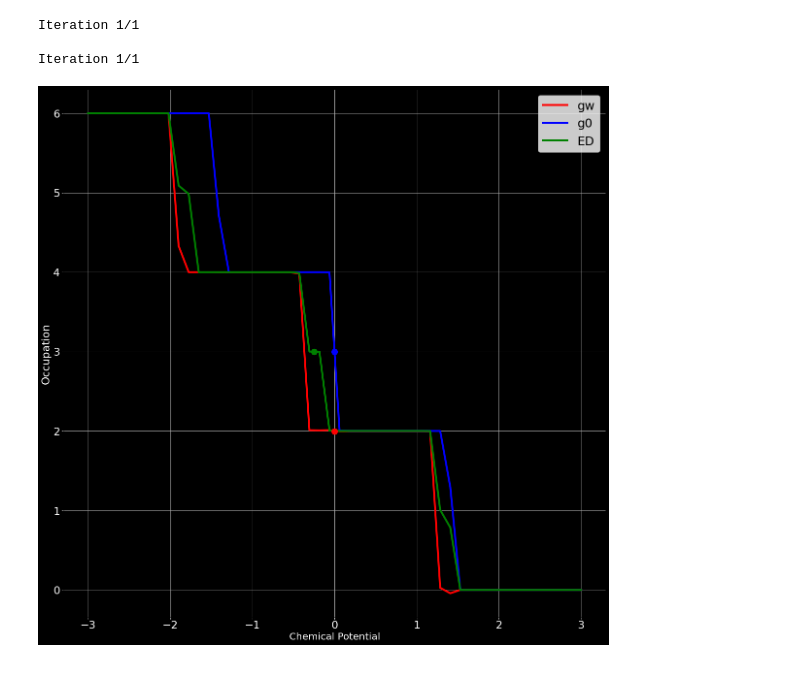
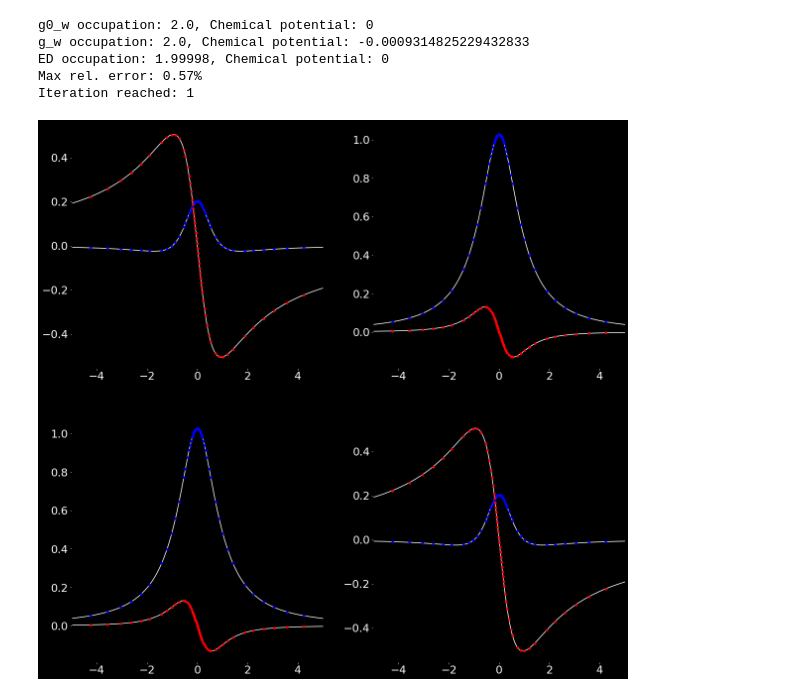
Before and after one commit to Casper-Pijnenburg/master_stage, a Jupyter notebook: GWsolver chempot/main.ipynb, the cells around one changed output. Cells and saved outputs as stored; diff of their text form; code cells hidden in the pictures.

```diff
--- a/GWsolver chempot/main.ipynb
+++ b/GWsolver chempot/main.ipynb
@@ -154,7 +154,7 @@ def GWtoED(orbitals, N_fix, t, U, beta = 20, max_iter = 1, non_local = False, pa
 
     ED, mu_ed = exact_diag(tij, Vijkl, N_fix, beta = beta, nw = 1024)
 
-    gw = GWSolver(g0_w, Vij, self_interactions = False, hartree_flag = True, fock_flag = True, mu = 0, N_fix = N_fix, max_iter = max_iter, full_mesh = False)
+    gw = GWSolver(g0_w, Vij, self_interactions = False, hartree_flag = True, fock_flag = True, mu = 0, N_fix = N_fix, max_iter = max_iter, full_mesh = pade)
 
     print(f'g0_w occupation: {round(N(gw.g0_w), 5)}, Chemical potential: {gw.mu0}')
     print(f'g_w occupation: {round(N(gw.g_w), 5)}, Chemical potential: {gw.mu}')
@@ -299,7 +299,7 @@ def colorPlot(orbitals, N_fix, t, non_local = True, beta = 100, max_iter = 1):
         return g_w
 
     def spectral_offset(g, w, w_center_arg):
-        g_offset = 0 * offset(g, w, w_center_arg)
+        g_offset = offset(g, w, w_center_arg)
         return spectral(g)[w_min_arg + g_offset:w_max_arg + g_offset]
 
 
@@ -334,7 +334,7 @@ def colorPlot(orbitals, N_fix, t, non_local = True, beta = 100, max_iter = 1):
         gw = GWSolver(g0_w, Vij, self_interactions = False, hartree_flag = True, fock_flag = True, N_fix = N_fix, max_iter = max_iter, full_mesh = True)
         g_iw = gw.g_w
         g_w = pade(g_iw, w_mesh, orbitals)
-        G_iw = exact_diag(tij, Vijkl, N_fix, beta = beta, nw = 1 * 1024)
+        G_iw, mu = exact_diag(tij, Vijkl, N_fix, beta = beta, nw = 1 * 1024)
         G_w = pade(G_iw, w_mesh, orbitals)
 
         Aed.append(spectral_offset(G_w, w, w_center_arg))
@@ -576,10 +576,12 @@ def errors2(orbitals, N_fix, beta = 100, max_iter = 10, non_local = False):
 
     return
 # %%
-occupation(orbitals = 3, N_fix = 3, t = 1.0, U = 0.5, beta = 100, max_iter = 1, N_tol = 1e-3, non_local = False)
+GWtoED(orbitals = 2, N_fix = 2, t = 1.0, U = 0.4, beta = 300, max_iter = 2, non_local = False, pade = False)
 # %% [output]
-Iteration 1/1
-
-Iteration 1/1
+g0_w occupation: 2.0, Chemical potential: 0
+g_w occupation: 2.0, Chemical potential: -0.0009314825229432833
+ED occupation: 1.99998, Chemical potential: 0
+Max rel. error: 0.57%
+Iteration reached: 1
-[figure, old version]
+[figure, new version]
 # %%
```
Also changed, not shown: parts of 5 cells of this notebook, 30 other files.
